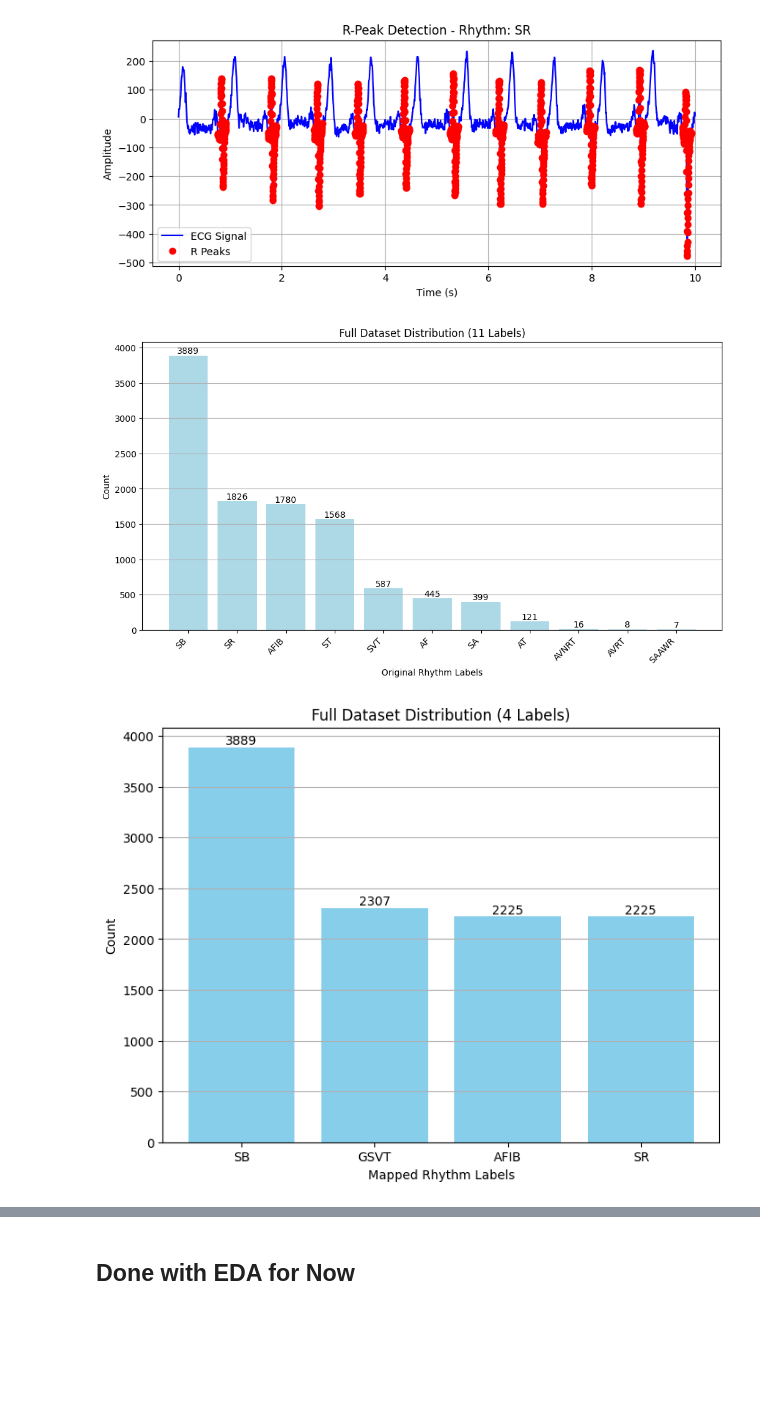
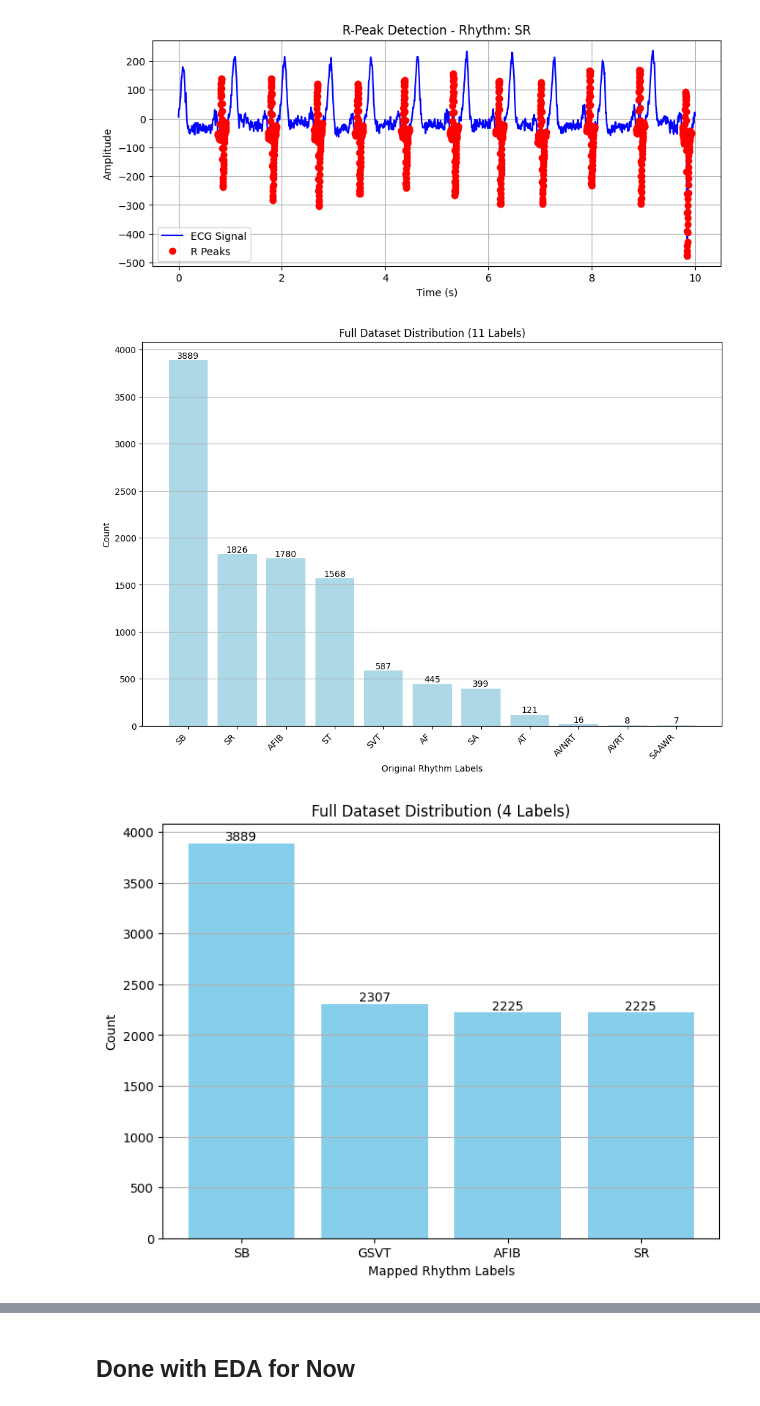
Before and after one commit to arrhythmia-detection/ArrhythmiaDetectionModels, a Jupyter notebook: Models/12-lead-electrocardiogram-database/EDA/ChapmanECGEDA.ipynb, the cells around one changed output, grey strips where cells are left out. Cells and saved outputs as stored; diff of their text form; code cells hidden in the pictures; blank space fills up the shorter version.

Commit message:
fix: fixed the diagram height and weight ratio issue

```diff
--- a/Models/12-lead-electrocardiogram-database/EDA/ChapmanECGEDA.ipynb
+++ b/Models/12-lead-electrocardiogram-database/EDA/ChapmanECGEDA.ipynb
@@ -223,7 +223,7 @@ def plot_split_distribution(df):
 
     # Full dataset distribution (11 labels)
     full_counts = df['Rhythm'].value_counts()
-    plt.figure(figsize=(12, 6))
+    plt.figure(figsize=(12, 8))
     bars = plt.bar(full_counts.index, full_counts.values, color="lightblue")
     for bar, value in zip(bars, full_counts.values):
         plt.text(bar.get_x() + bar.get_width()/2, bar.get_height(), str(value), ha="center", va="bottom")
@@ -245,34 +245,34 @@ def plot_split_distribution(df):
     plt.ylabel("Count")
     plt.title("Full Dataset Distribution (4 Labels)")
     plt.grid(axis="y")
     plt.savefig(os.path.join(OUTPUT_FOLDER, "full_dataset_distribution_4_labels.png"), dpi=300, transparent=True)
     plt.show()
 
     # Train-test split distribution
     rhythms = list(train_counts.index.union(test_counts.index))
     train_values = [train_counts.get(rhythm, 0) for rhythm in rhythms]
     test_values = [test_counts.get(rhythm, 0) for rhythm in rhythms]
 
     plt.figure(figsize=(10, 6))
     bars = plt.bar(rhythms, [t + v for t, v in zip(train_values, test_values)], color="skyblue", label="Total")
     plt.bar(rhythms, train_values, color="orange", label="Train")
 
     for bar, train, test in zip(bars, train_values, test_values):
         plt.text(bar.get_x() + bar.get_width()/2, bar.get_height(), str(bar.get_height()), ha="center", va="bottom")
         plt.text(bar.get_x() + bar.get_width()/2, train, str(train), ha="center", va="bottom")
 
     plt.xlabel("Rhythm")
     plt.ylabel("Count")
     plt.title("Train-Test Distribution (4 Labels)")
     plt.legend()
     plt.grid(axis="y")
     plt.savefig(os.path.join(OUTPUT_FOLDER, "train_test_distribution_combined.png"), dpi=300, transparent=True)
     plt.show()
 
 
 plot_split_distribution(diagnostics)
 # %% [output]
-[figure, old version]
+[figure, new version]
 [figure]
 [figure]
 # %% [markdown]
```
Also changed, not shown: 1 other file.
